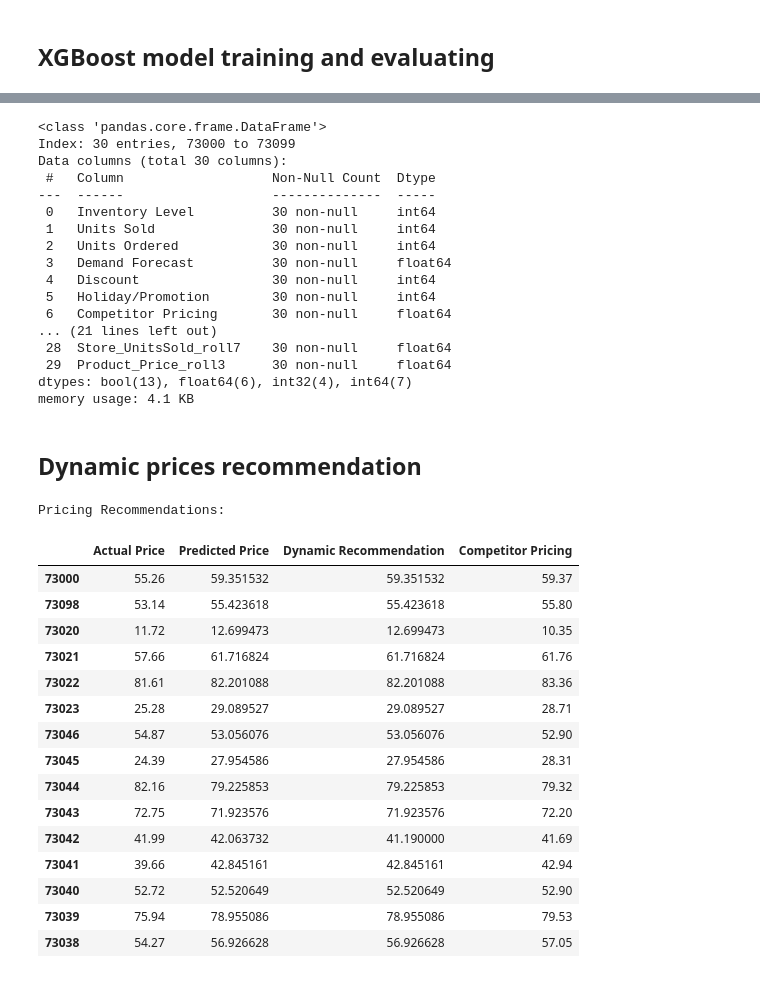
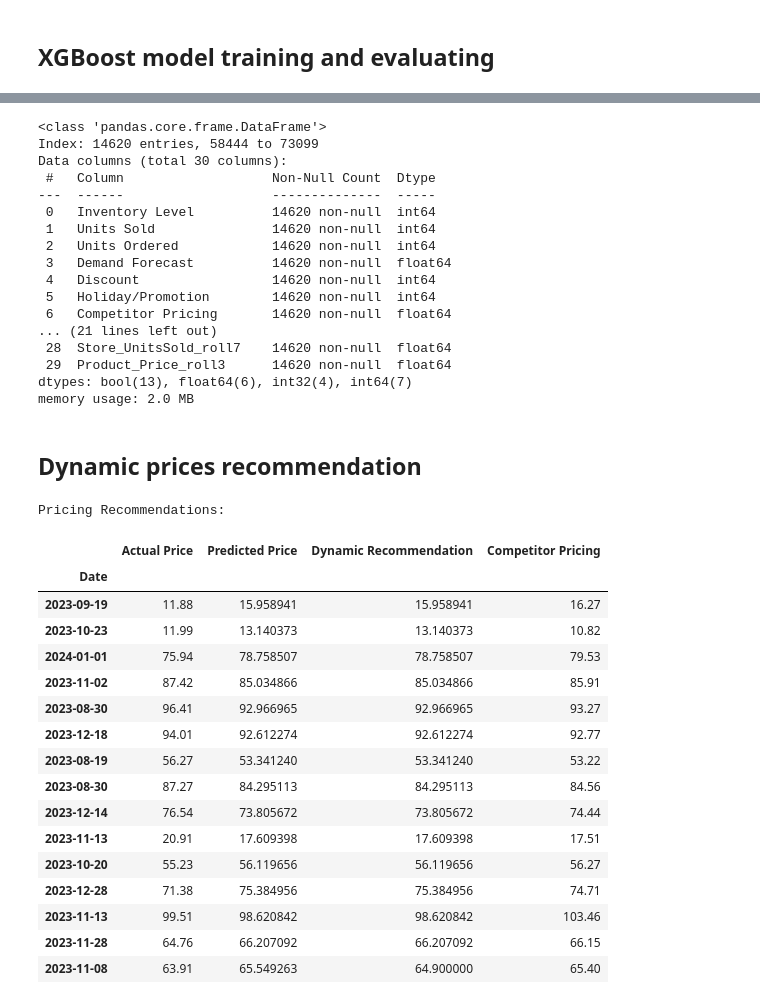
Before and after one commit to andrejpanev8/vnp-project, a Jupyter notebook: DynamicPrices.ipynb, the cells around one changed output, grey strips where cells are left out. Cells and saved outputs as stored; diff of their text form; code cells hidden in the pictures.

```diff
--- a/DynamicPrices.ipynb
+++ b/DynamicPrices.ipynb
@@ -114,0 +162,2 @@ np.int64(0)
+# %%
+df['Date'] = pd.to_datetime(df['Date'])
@@ -223,7 +332,7 @@ df.dropna(inplace=True)
 y = df['Price']
 X = df.drop(columns=['Price', 'Date'])
 # %%
-split_index = -30
+split_index =  int(len(X)*0.8)
 X_train, X_test = X[:split_index], X[split_index:]
 y_train, y_test = y[:split_index], y[split_index:]
 
@@ -250,11 +372,19 @@ Root Mean Squared Error (RMSE): 2.57
 # %%
-plt.figure(figsize=(12, 6))
-plt.plot(y_test.index, y_test.values, label='Actual Price', marker='o')
-plt.plot(y_test.index, y_pred, label='Predicted Price', marker='x')
-plt.xlabel('Observation Index (Time Order)')
+sample_indices = np.random.choice(len(y_test), size=100, replace=False)
+sample_indices.sort()
+
+dates_test = df['Date'][split_index:]
+sample_dates = dates_test.iloc[sample_indices]
+
+plt.figure(figsize=(14, 6))
+plt.plot(sample_dates, y_test.iloc[sample_indices].values, label='Actual Price', marker='o')
+plt.plot(sample_dates, y_pred[sample_indices], label='Predicted Price', marker='x')
+plt.xlabel('Date')
 plt.ylabel('Price')
-plt.title('Actual vs. Predicted Prices')
+plt.title('Raw - Actual price vs. Predicted Prices (Sampled View with Dates)')
+plt.xticks(rotation=45)
 plt.legend()
+plt.tight_layout()
 plt.grid(True)
 plt.show()
 # %% [output]
@@ -263,22 +416,22 @@ plt.show()
 X_test.info()
 # %% [output]
 <class 'pandas.core.frame.DataFrame'>
-Index: 30 entries, 73000 to 73099
+Index: 14620 entries, 58444 to 73099
 Data columns (total 30 columns):
  #   Column                   Non-Null Count  Dtype
 ---  ------                   --------------  -----
- 0   Inventory Level          30 non-null     int64
- 1   Units Sold               30 non-null     int64
- 2   Units Ordered            30 non-null     int64
- 3   Demand Forecast          30 non-null     float64
- 4   Discount                 30 non-null     int64
- 5   Holiday/Promotion        30 non-null     int64
- 6   Competitor Pricing       30 non-null     float64
+ 0   Inventory Level          14620 non-null  int64
+ 1   Units Sold               14620 non-null  int64
+ 2   Units Ordered            14620 non-null  int64
+ 3   Demand Forecast          14620 non-null  float64
+ 4   Discount                 14620 non-null  int64
+ 5   Holiday/Promotion        14620 non-null  int64
+ 6   Competitor Pricing       14620 non-null  float64
 ... (21 lines left out)
- 28  Store_UnitsSold_roll7    30 non-null     float64
- 29  Product_Price_roll3      30 non-null     float64
+ 28  Store_UnitsSold_roll7    14620 non-null  float64
+ 29  Product_Price_roll3      14620 non-null  float64
 dtypes: bool(13), float64(6), int32(4), int64(7)
-memory usage: 4.1 KB
+memory usage: 2.0 MB
 # %% [markdown]
 ## Dynamic prices recommendation
 # %%
@@ -304,22 +457,25 @@ results = pd.DataFrame({
 }, index=y_test.index)
 # %%
 print("Pricing Recommendations:")
-results.head(15)
+results['Date'] = dates_test.values
+results.set_index('Date', inplace=True)
+results.sample(15)
 # %% [output]
 Pricing Recommendations:
 |  | Actual Price | Predicted Price | Dynamic Recommendation | Competitor Pricing |
-| 73000 | 55.26 | 59.351532 | 59.351532 | 59.37 |
-| 73098 | 53.14 | 55.423618 | 55.423618 | 55.80 |
-| 73020 | 11.72 | 12.699473 | 12.699473 | 10.35 |
-| 73021 | 57.66 | 61.716824 | 61.716824 | 61.76 |
-| 73022 | 81.61 | 82.201088 | 82.201088 | 83.36 |
-| 73023 | 25.28 | 29.089527 | 29.089527 | 28.71 |
-| 73046 | 54.87 | 53.056076 | 53.056076 | 52.90 |
-| 73045 | 24.39 | 27.954586 | 27.954586 | 28.31 |
-| 73044 | 82.16 | 79.225853 | 79.225853 | 79.32 |
-| 73043 | 72.75 | 71.923576 | 71.923576 | 72.20 |
-| 73042 | 41.99 | 42.063732 | 41.190000 | 41.69 |
-| 73041 | 39.66 | 42.845161 | 42.845161 | 42.94 |
-| 73040 | 52.72 | 52.520649 | 52.520649 | 52.90 |
-| 73039 | 75.94 | 78.955086 | 78.955086 | 79.53 |
-| 73038 | 54.27 | 56.926628 | 56.926628 | 57.05 |
+| Date |  |  |  |  |
+| 2023-09-19 | 11.88 | 15.958941 | 15.958941 | 16.27 |
+| 2023-10-23 | 11.99 | 13.140373 | 13.140373 | 10.82 |
+| 2024-01-01 | 75.94 | 78.758507 | 78.758507 | 79.53 |
+| 2023-11-02 | 87.42 | 85.034866 | 85.034866 | 85.91 |
+| 2023-08-30 | 96.41 | 92.966965 | 92.966965 | 93.27 |
+| 2023-12-18 | 94.01 | 92.612274 | 92.612274 | 92.77 |
+| 2023-08-19 | 56.27 | 53.341240 | 53.341240 | 53.22 |
+| 2023-08-30 | 87.27 | 84.295113 | 84.295113 | 84.56 |
+| 2023-12-14 | 76.54 | 73.805672 | 73.805672 | 74.44 |
+| 2023-11-13 | 20.91 | 17.609398 | 17.609398 | 17.51 |
+| 2023-10-20 | 55.23 | 56.119656 | 56.119656 | 56.27 |
+| 2023-12-28 | 71.38 | 75.384956 | 75.384956 | 74.71 |
+| 2023-11-13 | 99.51 | 98.620842 | 98.620842 | 103.46 |
+| 2023-11-28 | 64.76 | 66.207092 | 66.207092 | 66.15 |
+| 2023-11-08 | 63.91 | 65.549263 | 64.900000 | 65.40 |
```
Also changed, not shown: parts of 25 cells of this notebook.
